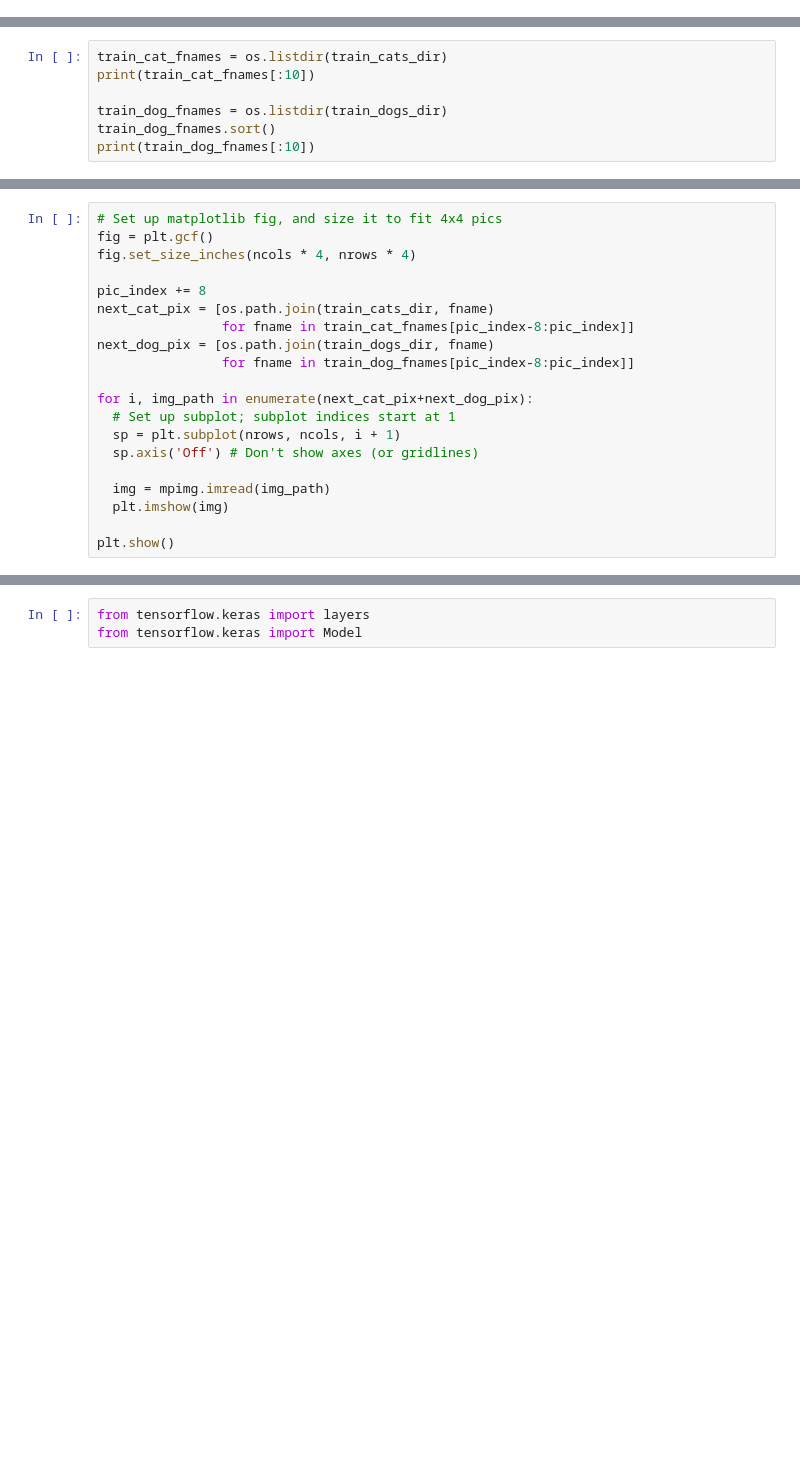
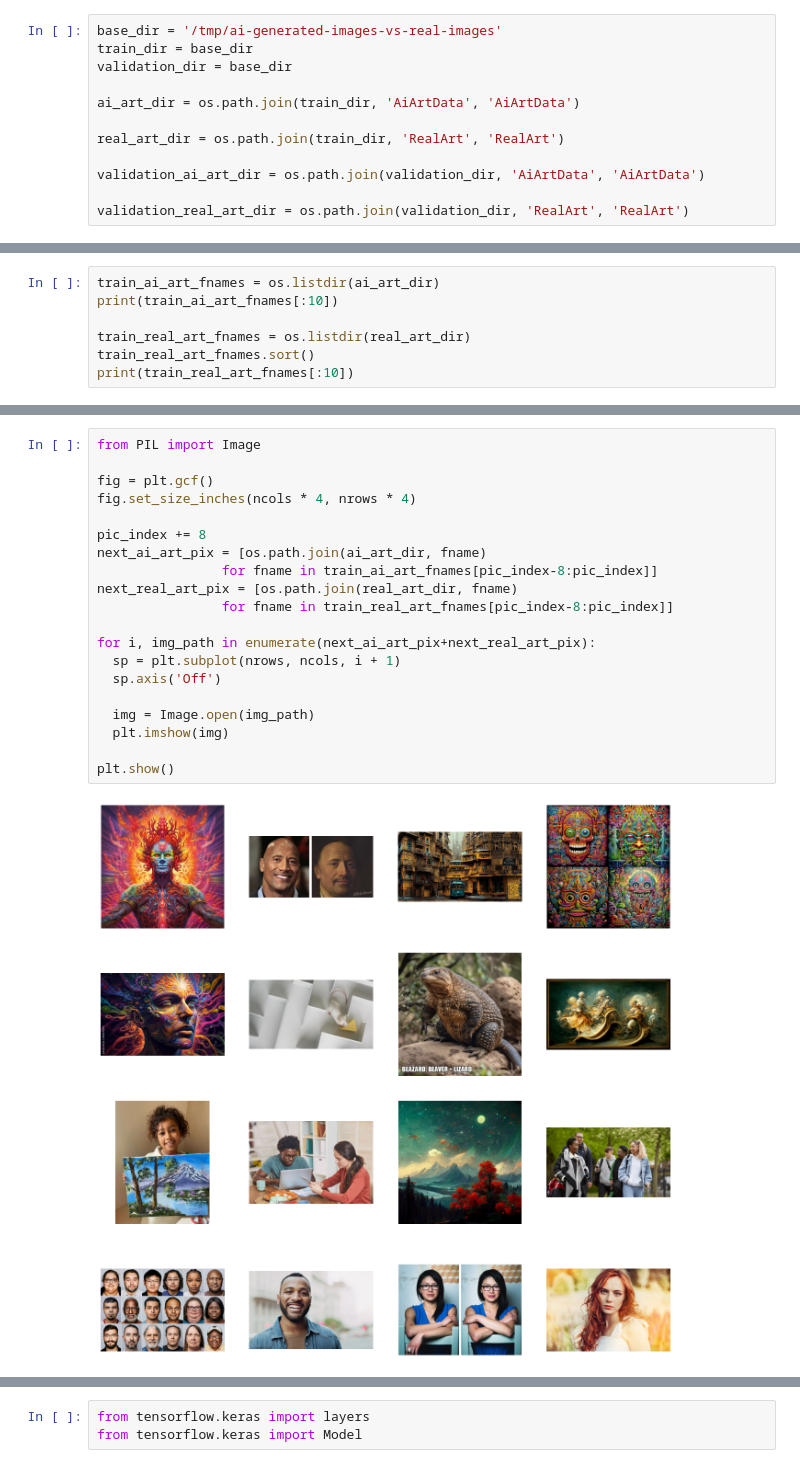
Before and after one commit to LLIEPJIOK/MLCourse, a Jupyter notebook: lab1/images.ipynb, the cells around one changed output, grey strips where cells are left out. Drawn from its saved outputs; the diff is of its cells as text; blank space fills up the shorter version.

Commit message:
AI Generated Images vs Real Images

```diff
--- a/lab1/images.ipynb
+++ b/lab1/images.ipynb
@@ -52,0 +39,12 @@ Now, let's see what the filenames look like in the `cats` and `dogs` `train` dir
+# %%
+base_dir = '/tmp/ai-generated-images-vs-real-images'
+train_dir = base_dir
+validation_dir = base_dir
+
+ai_art_dir = os.path.join(train_dir, 'AiArtData', 'AiArtData')
+
+real_art_dir = os.path.join(train_dir, 'RealArt', 'RealArt')
+
+validation_ai_art_dir = os.path.join(validation_dir, 'AiArtData', 'AiArtData')
+
+validation_real_art_dir = os.path.join(validation_dir, 'RealArt', 'RealArt')
@@ -53,7 +53,7 @@ Now, let's see what the filenames look like in the `cats` and `dogs` `train` dir
 # %%
-train_cat_fnames = os.listdir(train_cats_dir)
-print(train_cat_fnames[:10])
+train_ai_art_fnames = os.listdir(ai_art_dir)
+print(train_ai_art_fnames[:10])
 
-train_dog_fnames = os.listdir(train_dogs_dir)
-train_dog_fnames.sort()
-print(train_dog_fnames[:10])
+train_real_art_fnames = os.listdir(real_art_dir)
+train_real_art_fnames.sort()
+print(train_real_art_fnames[:10])
@@ -85,20 +89,22 @@ Now, display a batch of 8 cat and 8 dog pictures. You can rerun the cell to see
 # %%
-# Set up matplotlib fig, and size it to fit 4x4 pics
+from PIL import Image
+
 fig = plt.gcf()
 fig.set_size_inches(ncols * 4, nrows * 4)
 
 pic_index += 8
-next_cat_pix = [os.path.join(train_cats_dir, fname)
-                for fname in train_cat_fnames[pic_index-8:pic_index]]
-next_dog_pix = [os.path.join(train_dogs_dir, fname)
-                for fname in train_dog_fnames[pic_index-8:pic_index]]
+next_ai_art_pix = [os.path.join(ai_art_dir, fname)
+                for fname in train_ai_art_fnames[pic_index-8:pic_index]]
+next_real_art_pix = [os.path.join(real_art_dir, fname)
+                for fname in train_real_art_fnames[pic_index-8:pic_index]]
 
-for i, img_path in enumerate(next_cat_pix+next_dog_pix):
-  # Set up subplot; subplot indices start at 1
+for i, img_path in enumerate(next_ai_art_pix+next_real_art_pix):
   sp = plt.subplot(nrows, ncols, i + 1)
-  sp.axis('Off') # Don't show axes (or gridlines)
+  sp.axis('Off')
 
-  img = mpimg.imread(img_path)
+  img = Image.open(img_path)
   plt.imshow(img)
 
 plt.show()
+# %% [output]
+[figure, added]
```
Also changed, not shown: parts of 49 cells of this notebook.
